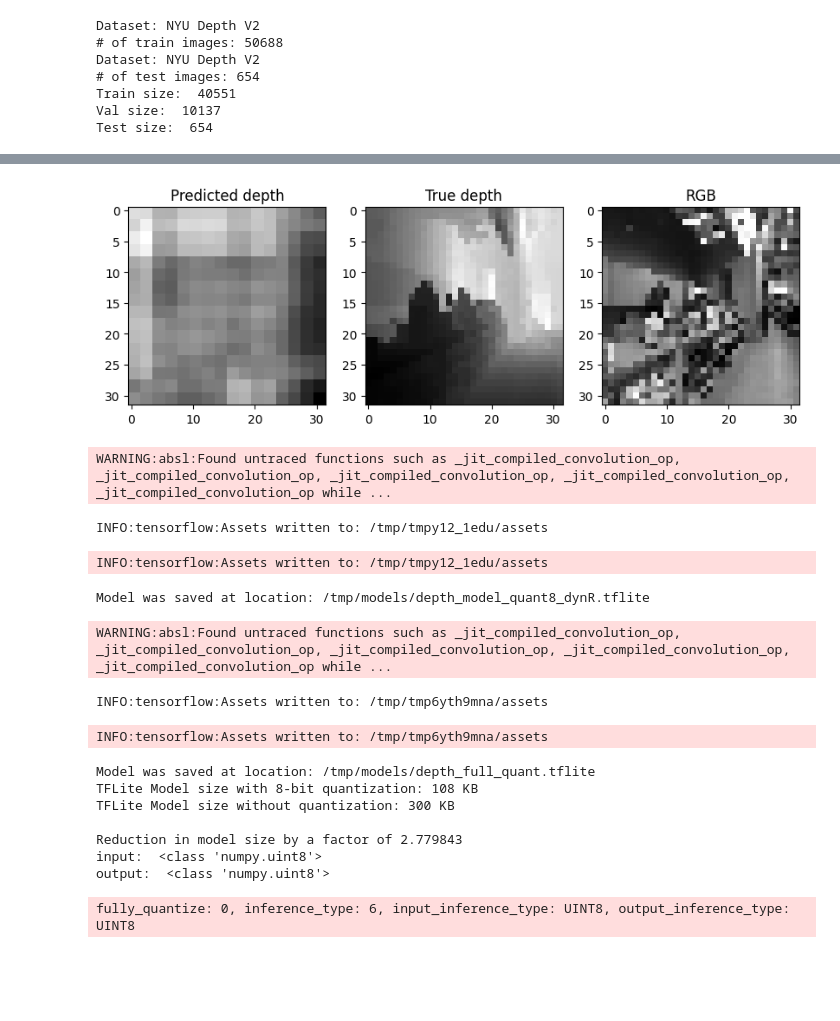
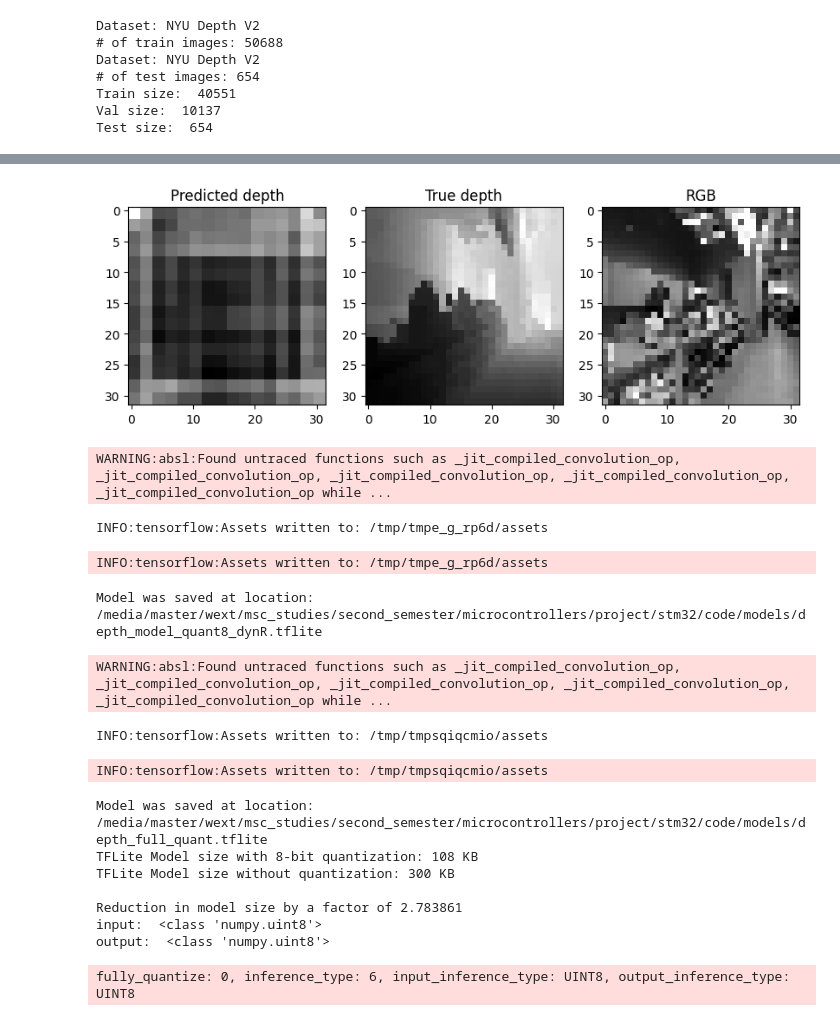
Before and after one commit to kirilllzaitsev/depth_estimation_on_mcu, a Jupyter notebook: full_pipeline.ipynb, the cells around one changed output, grey strips where cells are left out. Drawn from its saved outputs; the diff is of its cells as text; code cells hidden in the pictures; blank space fills up the shorter version.

```diff
--- a/full_pipeline.ipynb
+++ b/full_pipeline.ipynb
@@ -33,6 +33,7 @@ args.crop_size = (640, 480)
 args.target_size = cfg.img_size
 args.out_fold_ratio = 1
 args.is_maxim = False
+cfg.do_overfit=False
 args.batch_size=cfg.batch_size*4
 
 ds_train, ds_val, ds_test = get_tf_nyuv2_ds(cfg.base_kitti_dataset_dir, args)
@@ -65,10 +71,10 @@ plt.show()
 import os
 converter = Converter(cfg)
 
-cfg.save_model_dir = "/tmp/models"
-cfg.save_cfiles_dir = "/tmp/cfiles"
-cfg.save_test_data_dir = "/tmp/test_data"
-cfg.do_overfit = True
+# cfg.save_model_dir = "/tmp/models"
+# cfg.save_cfiles_dir = "/tmp/cfiles"
+# cfg.save_test_data_dir = "/tmp/test_data"
+# cfg.do_overfit = True
 
 os.makedirs(cfg.save_model_dir, exist_ok=True)
 os.makedirs(cfg.save_cfiles_dir, exist_ok=True)
@@ -135,7 +141,9 @@ def fit_eval(model, model_name, do_save_model=True, epochs=cfg.epochs, do_savefi
             write_images=False,
         )
         es = tf.keras.callbacks.EarlyStopping(
-            patience=cfg.es_patience, restore_best_weights=True
+            patience=cfg.es_patience, restore_best_weights=True,
+            min_delta=5e-3,
+            monitor="loss",
         )
         model_checkpoint_callback = tf.keras.callbacks.ModelCheckpoint(
             filepath=cfg.logdir + f"/{model_name}",
@@ -188,7 +196,7 @@ fp_model = get_model(
     cfg.img_size, cfg.num_classes, in_channels=cfg.in_channels, use_qat=False,
     do_downsample_model=True
 )
-fit_eval(fp_model, model_names[7], epochs=1)
+fit_eval(fp_model, model_names[7], epochs=cfg.epochs)
 model_tflite, tflite_path = converter.keras_to_tflite(fp_model, model_names[7], do_return_path=True)
 write_model_h(cfiles[model_names[7]], model_tflite, cfg.save_cfiles_dir)
 # %% [output]
@@ -225,5 +255,5 @@ Reduction in file size by a factor of 3.796482
 # %%
 
-out = fp_model.predict(x_train[0])
+out = fp_model.predict(x_train[0][0][None, ...])
 plot_eval_results(out[0], x_train[1][0], x_train[0][0])
 # %% [output]
@@ -232,23 +262,23 @@ MAE: 0.13, RMSE: 0.02, loss: 1.09
-[figure, old version]
+[figure, new version]
 # %%
 dynR_quant_tflite_model = converter.dynamic_range_quantization(fp_model, model_names[0])
 # %% [output]
 WARNING:absl:Found untraced functions such as _jit_compiled_convolution_op, _jit_compiled_convolution_op, _jit_compiled_convolution_op, _jit_compiled_convolution_op, _jit_compiled_convolution_op while ...
-INFO:tensorflow:Assets written to: /tmp/tmpy12_1edu/assets
+INFO:tensorflow:Assets written to: /tmp/tmpe_g_rp6d/assets
-INFO:tensorflow:Assets written to: /tmp/tmpy12_1edu/assets
+INFO:tensorflow:Assets written to: /tmp/tmpe_g_rp6d/assets
-Model was saved at location: /tmp/models/depth_model_quant8_dynR.tflite
+Model was saved at location: /media/master/wext/msc_studies/second_semester/microcontrollers/project/stm32/code/models/depth_model_quant8_dynR.tflite
 # %%
 tflite_model_quant_int8=converter.eight_bit_quantization(fp_model, ds_train, model_name=model_names[1])
 converter.check_quantized_model(tflite_model_quant_int8)
 # %% [output]
 WARNING:absl:Found untraced functions such as _jit_compiled_convolution_op, _jit_compiled_convolution_op, _jit_compiled_convolution_op, _jit_compiled_convolution_op, _jit_compiled_convolution_op while ...
-INFO:tensorflow:Assets written to: /tmp/tmp6yth9mna/assets
+INFO:tensorflow:Assets written to: /tmp/tmpsqiqcmio/assets
-INFO:tensorflow:Assets written to: /tmp/tmp6yth9mna/assets
+INFO:tensorflow:Assets written to: /tmp/tmpsqiqcmio/assets
-Model was saved at location: /tmp/models/depth_full_quant.tflite
+Model was saved at location: /media/master/wext/msc_studies/second_semester/microcontrollers/project/stm32/code/models/depth_full_quant.tflite
 TFLite Model size with 8-bit quantization: 108 KB
 TFLite Model size without quantization: 300 KB
 
-Reduction in model size by a factor of 2.779843
+Reduction in model size by a factor of 2.783861
 input:  <class 'numpy.uint8'>
 output:  <class 'numpy.uint8'>
 fully_quantize: 0, inference_type: 6, input_inference_type: UINT8, output_inference_type: UINT8
```
Also changed, not shown: parts of 12 cells of this notebook, 9 other files.
